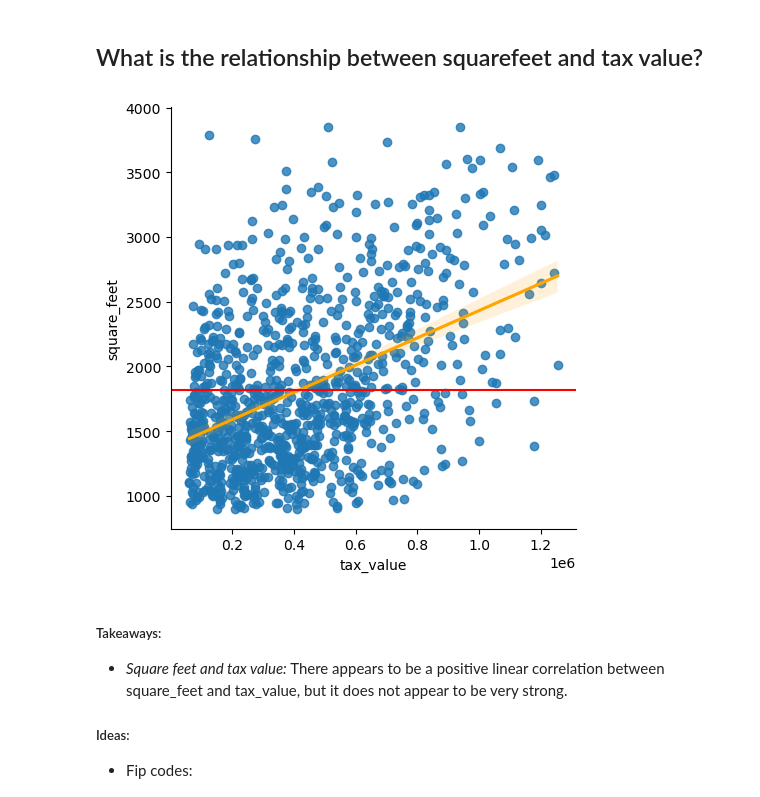
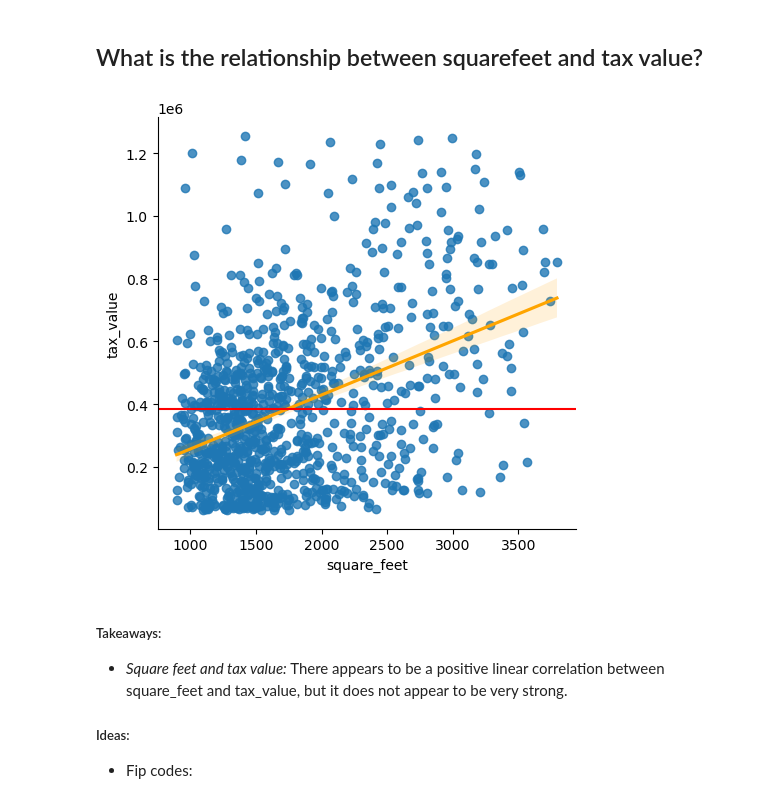
Before and after one commit to aaron-mv-moore/regression-zillow-project, a Jupyter notebook: explore_working_zillow.ipynb, the cells around one changed output. Drawn from its saved outputs; the diff is of its cells as text; code cells hidden in the pictures.

```diff
--- a/explore_working_zillow.ipynb
+++ b/explore_working_zillow.ipynb
@@ -184,13 +184,13 @@ col='square_feet'
 # %%
 col='square_feet'
 sns.lmplot(data=plot_data,
-           x=target,
-           y=col, line_kws={'color': 'orange'})
-plt.axhline(plot_data[col].mean(), c='r')
+           x=col,
+           y=target, line_kws={'color': 'orange'})
+plt.axhline(plot_data[target].mean(), c='r')
 # plt.legend()
 plt.show()
 # %% [output]
-[figure, old version]
+[figure, new version]
 # %% [markdown]
 ##### Takeaways:
 * *Square feet and tax value:* There appears to be a positive linear correlation between square_feet and tax_value, but it does not appear to be very strong.
```
Also changed, not shown: parts of 20 cells of this notebook, 5 other files.
